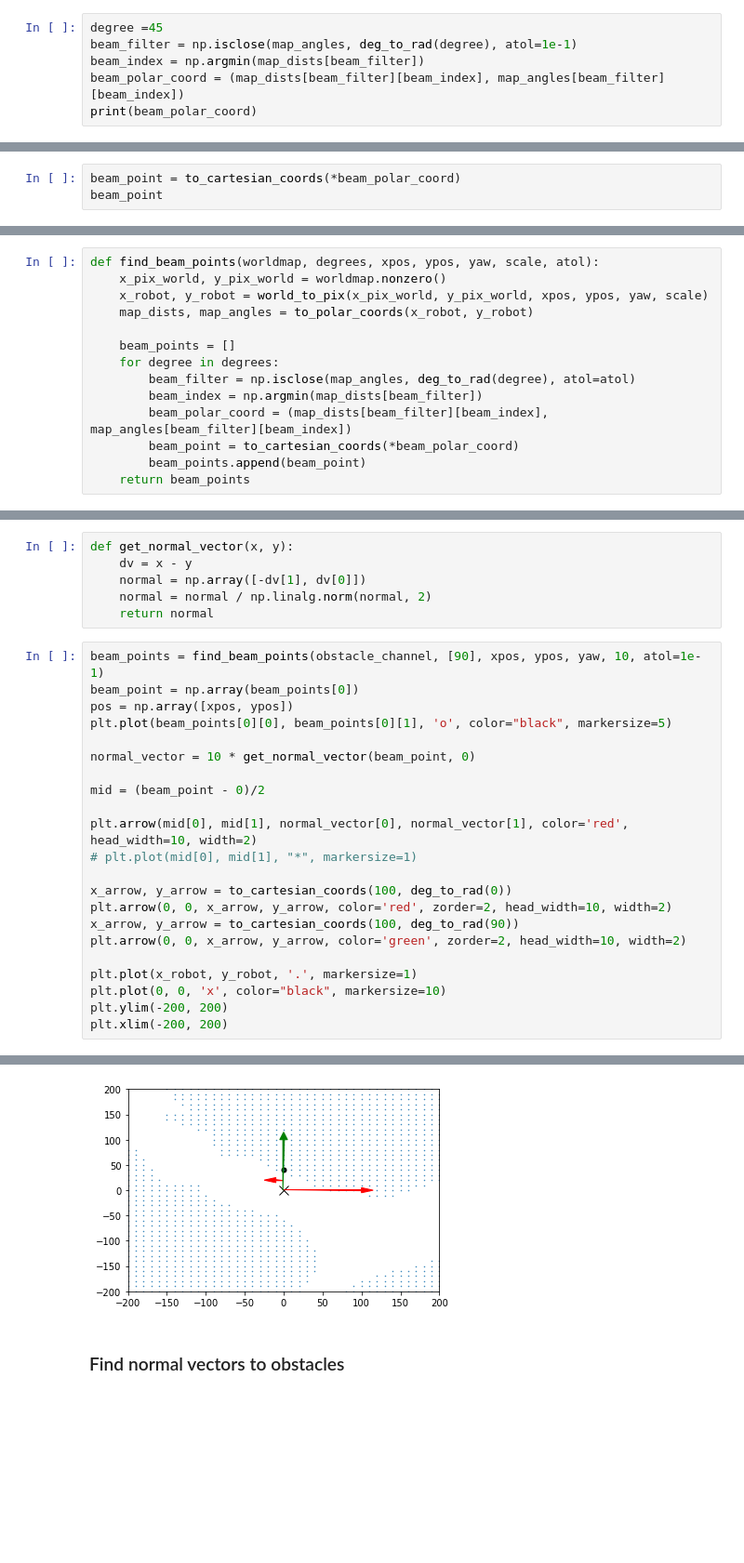
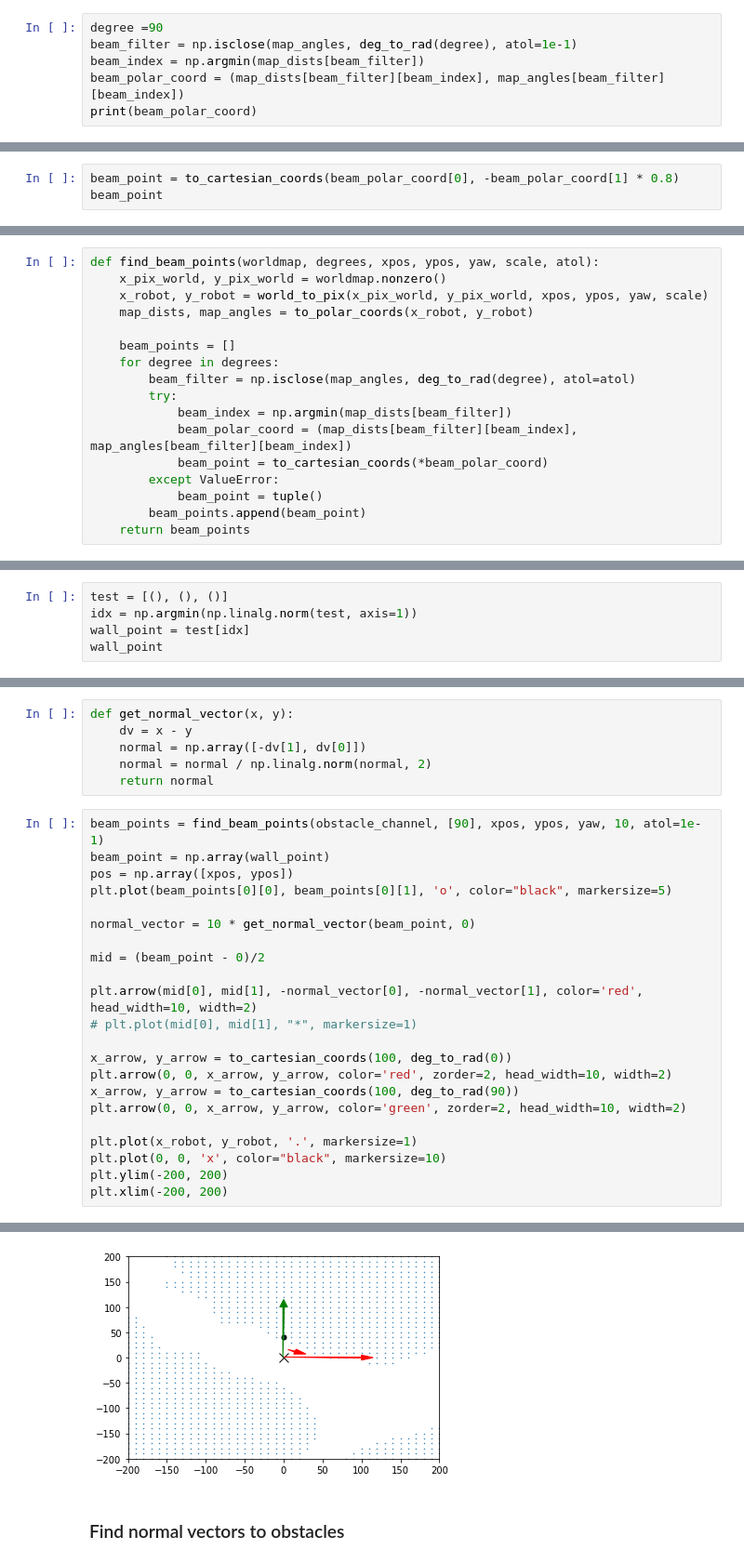
Before and after one commit to ndilsou/RoboND-Rover-Project, a Jupyter notebook: code/Rover_Project_Test_Notebook.ipynb, the cells around one changed output, grey strips where cells are left out. Shown at 93% size. Saved outputs shown, nothing was run; the diff lists cells and outputs as text; blank space fills up the shorter version.

```diff
--- a/code/Rover_Project_Test_Notebook.ipynb
+++ b/code/Rover_Project_Test_Notebook.ipynb
@@ -430,7 +437,7 @@ np.sum(np.isclose(map_angles, deg_to_rad(90)))
 # %% [markdown]
 Now that we have all the points in this direction, we are going to select the relevant points and find the closest to 0
 # %%
-degree =45
+degree =90
 beam_filter = np.isclose(map_angles, deg_to_rad(degree), atol=1e-1)
 beam_index = np.argmin(map_dists[beam_filter])
 beam_polar_coord = (map_dists[beam_filter][beam_index], map_angles[beam_filter][beam_index])
@@ -440,6 +447,6 @@ print(beam_polar_coord)
 # %%
 # map_dists[beam_filter]
 # %%
-beam_point = to_cartesian_coords(*beam_polar_coord)
+beam_point = to_cartesian_coords(beam_polar_coord[0], -beam_polar_coord[1] * 0.8)
 beam_point
 # %% [output]
@@ -471,9 +478,12 @@ def find_beam_points(worldmap, degrees, xpos, ypos, yaw, scale, atol):
     beam_points = []
     for degree in degrees:
         beam_filter = np.isclose(map_angles, deg_to_rad(degree), atol=atol)
-        beam_index = np.argmin(map_dists[beam_filter])
-        beam_polar_coord = (map_dists[beam_filter][beam_index], map_angles[beam_filter][beam_index])
-        beam_point = to_cartesian_coords(*beam_polar_coord)
+        try:
+            beam_index = np.argmin(map_dists[beam_filter])
+            beam_polar_coord = (map_dists[beam_filter][beam_index], map_angles[beam_filter][beam_index])
+            beam_point = to_cartesian_coords(*beam_polar_coord)
+        except ValueError:
+            beam_point = tuple()
         beam_points.append(beam_point)
     return beam_points
 # %% [markdown]
@@ -510,0 +547,5 @@ np.linalg.norm?
+# %%
+test = [(), (), ()]
+idx = np.argmin(np.linalg.norm(test, axis=1))
+wall_point = test[idx]
+wall_point
@@ -516,28 +559,28 @@ def get_normal_vector(x, y):
     return normal
 # %%
 beam_points = find_beam_points(obstacle_channel, [90], xpos, ypos, yaw, 10, atol=1e-1)
-beam_point = np.array(beam_points[0])
+beam_point = np.array(wall_point)
 pos = np.array([xpos, ypos])
 plt.plot(beam_points[0][0], beam_points[0][1], 'o', color="black", markersize=5)
 
 normal_vector = 10 * get_normal_vector(beam_point, 0)
 
 mid = (beam_point - 0)/2
 
-plt.arrow(mid[0], mid[1], normal_vector[0], normal_vector[1], color='red',  head_width=10, width=2)
+plt.arrow(mid[0], mid[1], -normal_vector[0], -normal_vector[1], color='red',  head_width=10, width=2)
 # plt.plot(mid[0], mid[1], "*", markersize=1)
 
 x_arrow, y_arrow = to_cartesian_coords(100, deg_to_rad(0))
 plt.arrow(0, 0, x_arrow, y_arrow, color='red', zorder=2, head_width=10, width=2)
 x_arrow, y_arrow = to_cartesian_coords(100, deg_to_rad(90))
 plt.arrow(0, 0, x_arrow, y_arrow, color='green', zorder=2, head_width=10, width=2)
 
 plt.plot(x_robot, y_robot, '.', markersize=1)
 plt.plot(0, 0, 'x', color="black", markersize=10)
 plt.ylim(-200, 200)
 plt.xlim(-200, 200)
 # %% [output]
 (-200, 200)
-[figure, old version]
+[figure, new version]
 # %% [markdown]
 ### Find normal vectors to obstacles
```
Also changed, not shown: parts of 20 cells of this notebook, 10 other files.
